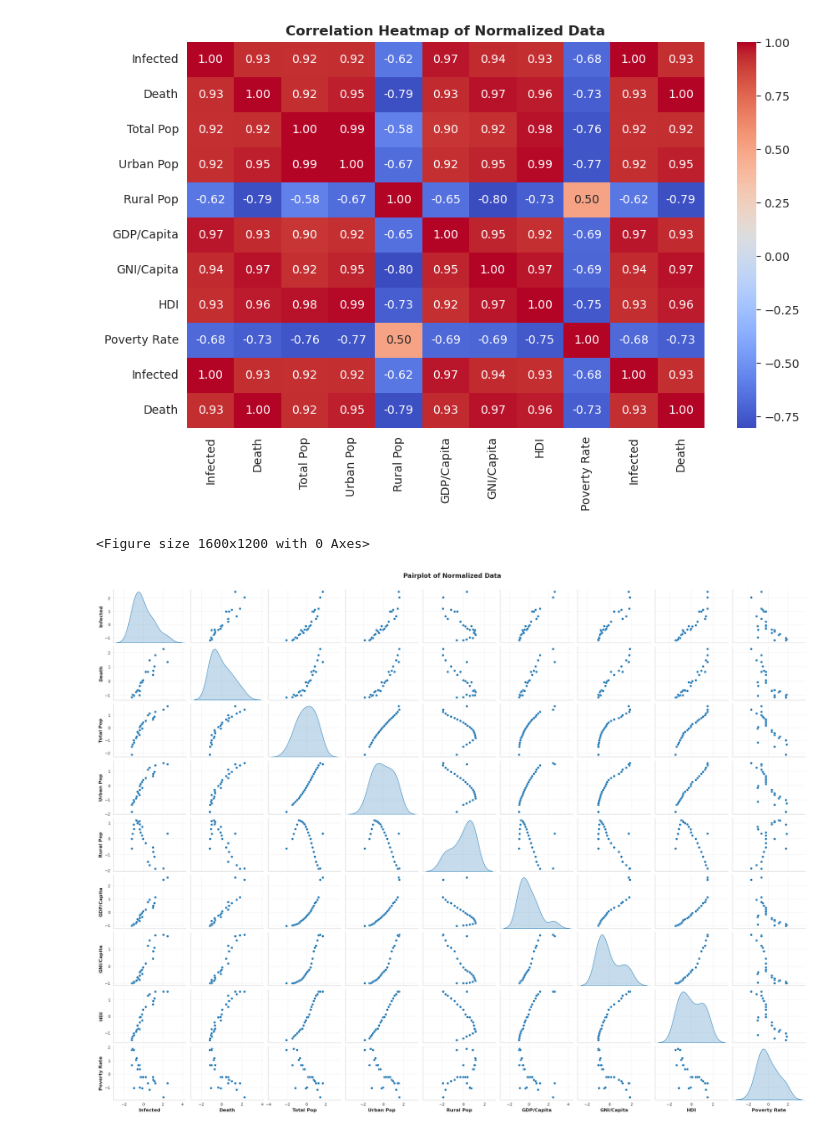
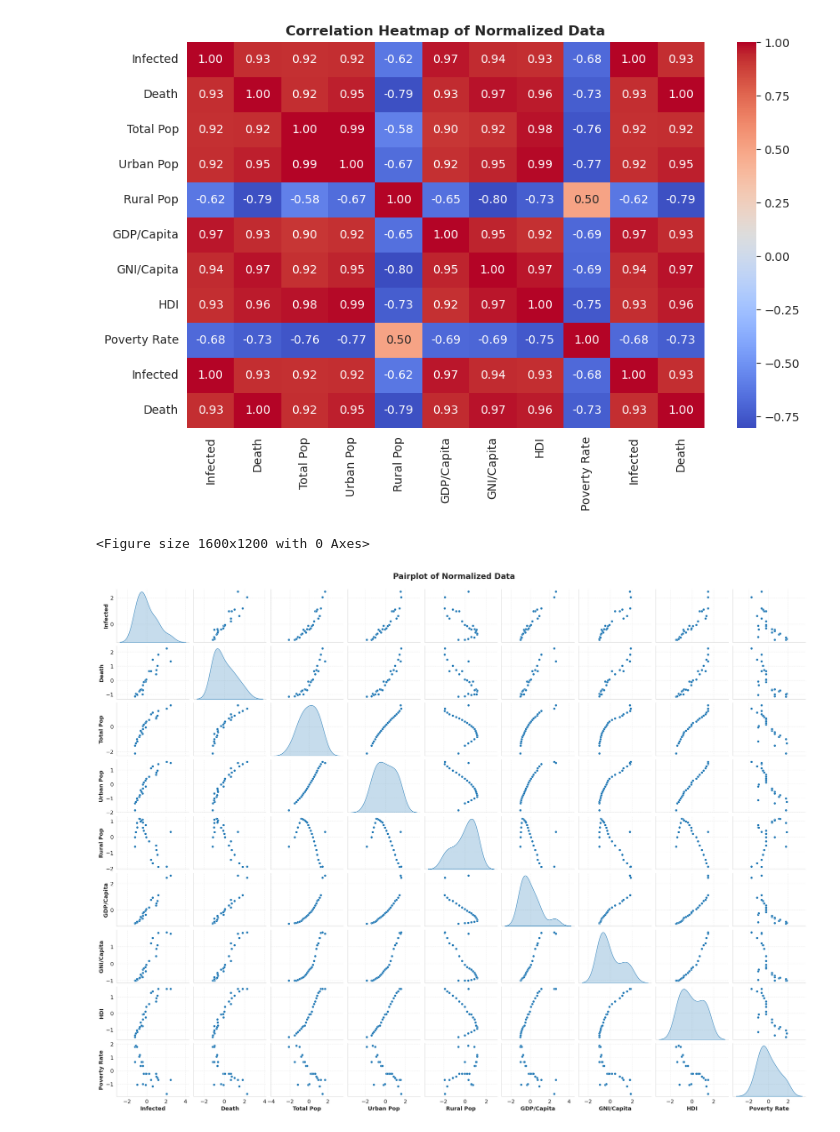
Before and after one commit to awnonbhowmik/AIDS_BD-Data-Analysis, a Jupyter notebook: main.ipynb, the cells around one changed output. Saved outputs shown, nothing was run; the diff lists cells and outputs as text; code cells hidden in the pictures.

Commit message:
improved figures

```diff
--- a/main.ipynb
+++ b/main.ipynb
@@ -186,35 +186,36 @@ plt.show()
 # %%
 # Improved Pairplot with Larger and Bold Axis Labels
 import matplotlib.pyplot as plt
 import seaborn as sns
 
 # Create a pairplot of the normalized data with custom settings
 plt.figure(figsize=(16, 12))
 pairplot = sns.pairplot(
     normalized_data_short.iloc[:, :-2],
     diag_kind="kde",
     height=2.2,
     aspect=1.3,
-    palette="coolwarm",
+    # palette="coolwarm",
 )
 
 # Customize diagonal KDE plots for better smoothing
 for ax in pairplot.diag_axes:
     ax.grid(True, linestyle='--', alpha=0.5)
-    ax.set_ylabel("Density", fontsize=12, weight="bold")
+    ax.set_ylabel("Density", fontsize=14, weight="bold")
 
 # Add gridlines and adjust subplot titles
 for ax in pairplot.axes.flat:
     ax.grid(True, linestyle='--', alpha=0.4)
-    ax.set_xlabel(ax.get_xlabel(), fontsize=12, weight="bold")
-    ax.set_ylabel(ax.get_ylabel(), fontsize=12, weight="bold")
+    ax.set_xlabel(ax.get_xlabel(), fontsize=14, weight="bold")
+    ax.set_ylabel(ax.get_ylabel(), fontsize=14, weight="bold")
+    ax.tick_params(axis='both', which='major', labelsize=14)
 
 # Set title for the entire figure
 plt.subplots_adjust(top=0.95)
-plt.suptitle("Pairplot of Normalized Data", fontsize=16, weight="bold")
+plt.suptitle("Pairplot of Normalized Data", fontsize=20, weight="bold")
 
 # Show the plot
 plt.show()
 # %% [output]
 <Figure size 1600x1200 with 0 Axes>
-[figure, old version]
+[figure, new version]
```
Also changed, not shown: parts of 1 cell of this notebook.
